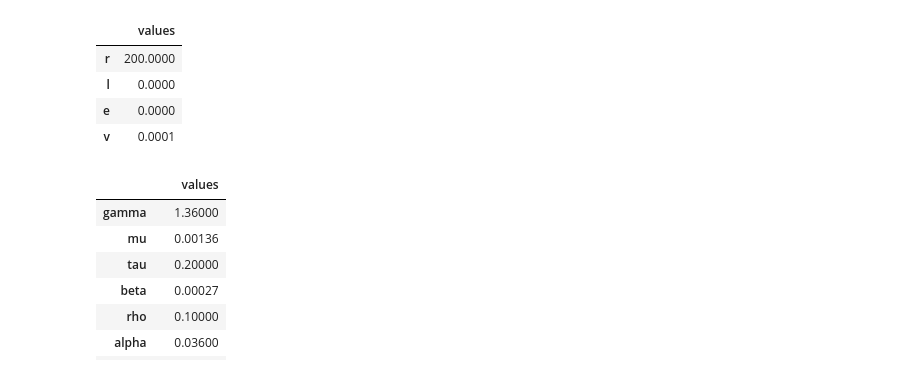
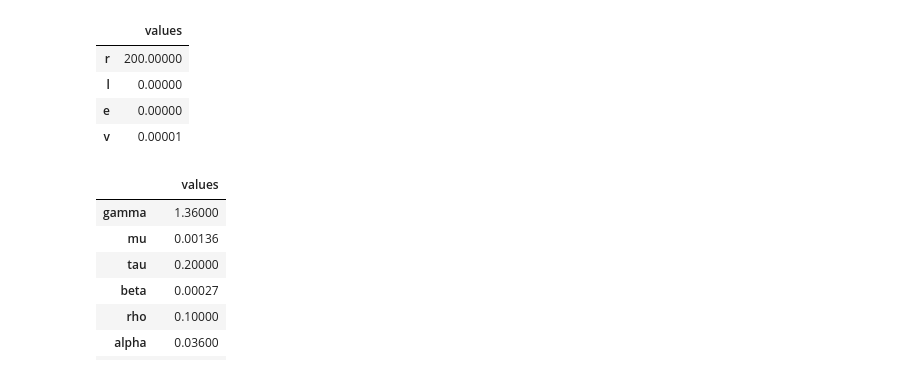
Before and after one commit to dreamofjade/ModSimPy, a Jupyter notebook: code/hivmodelmky.ipynb, the cells around one changed output. Cells and saved outputs as stored; diff of their text form; code cells hidden in the pictures.

```diff
--- a/code/hivmodelmky.ipynb
+++ b/code/hivmodelmky.ipynb
@@ -61,13 +61,13 @@ def plot_results(r, l, e):
     decorate(xlabel='Time (days)',
              ylabel='number of cells')
 # %%
-init = State(r=200, l=0, e=0, v=.0001)
+init = State(r=200, l=0, e=0, v=.00001)
 # %% [output]
 |  | values |
-| r | 200.0000 |
-| l | 0.0000 |
-| e | 0.0000 |
-| v | 0.0001 |
+| r | 200.00000 |
+| l | 0.00000 |
+| e | 0.00000 |
+| v | 0.00001 |
 # %%
 system = System(gamma = 1.36,
                 mu = 0.00136,
```
Also changed, not shown: parts of 5 cells of this notebook, 11 other files.
